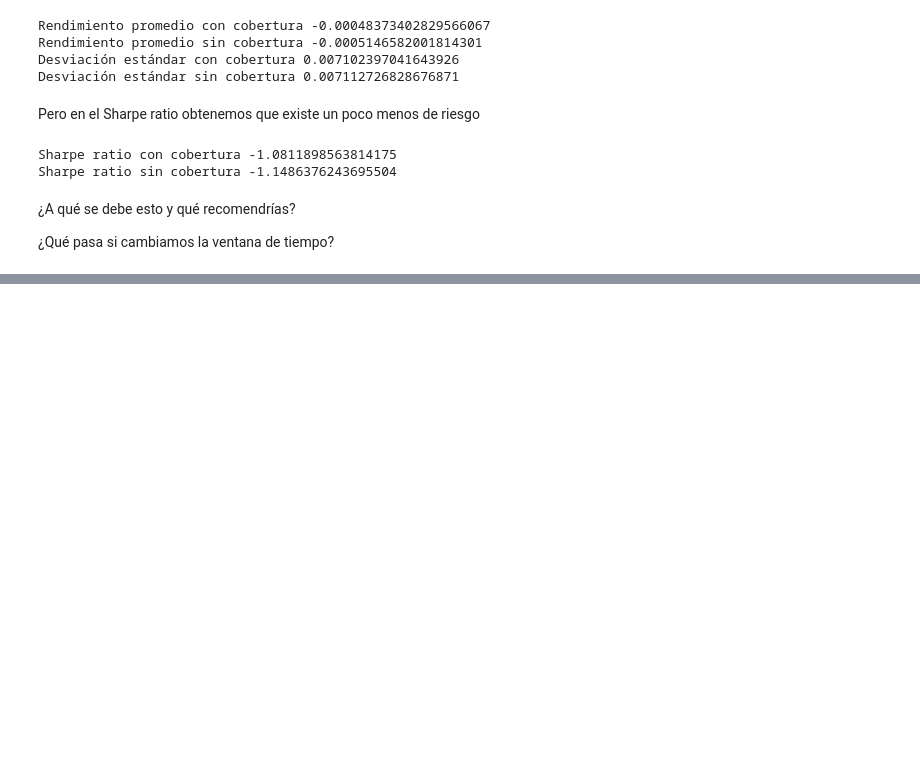
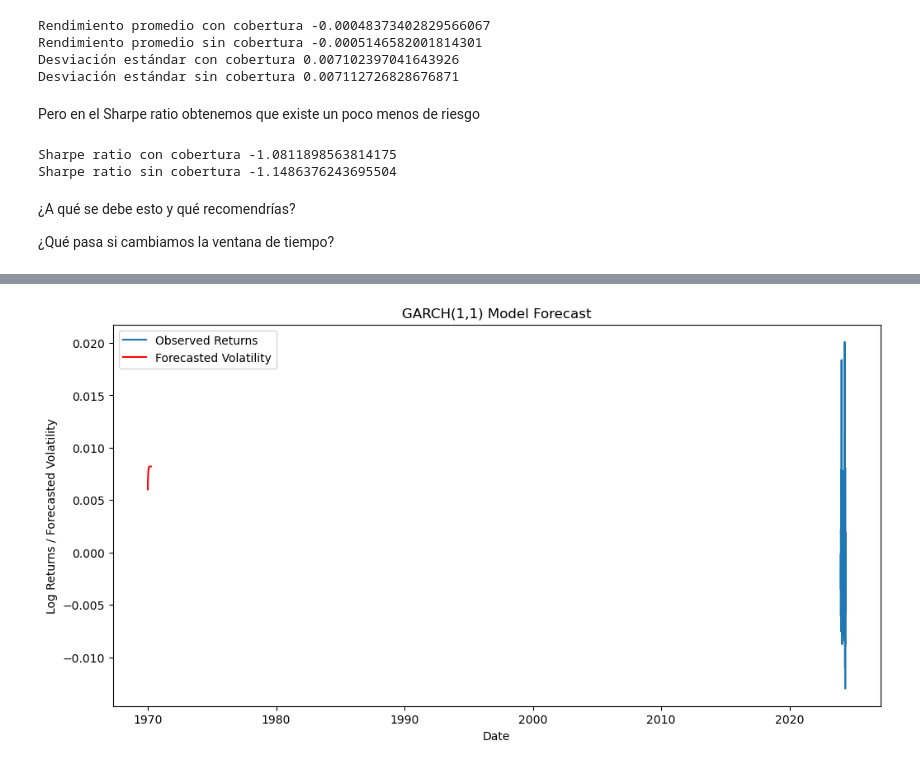
Before and after one commit to ivandeluna/ejercicios-clase, a Jupyter notebook: afi_ss2024.ipynb, the cells around one changed output, grey strips where cells are left out. Drawn from its saved outputs; the diff is of its cells as text; code cells hidden in the pictures; blank space fills up the shorter version.

```diff
--- a/afi_ss2024.ipynb
+++ b/afi_ss2024.ipynb
@@ -1091,0 +1232,17 @@ Sharpe ratio sin cobertura -1.1486376243695504
+# %%
+# Generate forecasts
+forecasts = garch_fit.forecast(horizon=90)
+variance_forecast = forecasts.variance[-1:].T
+variance_forecast = np.sqrt(variance_forecast)  # Convert to standard deviation
+
+# Plot the forecasts
+plt.figure(figsize=(12, 6))
+plt.plot(data.index[-100:], returns[-100:], label='Observed Returns')
+plt.plot(range(len(data.index[-1:]), len(data.index[-1:]) + len(variance_forecast)), variance_forecast, color='red', label='Forecasted Volatility')
+plt.title('GARCH(1,1) Model Forecast')
+plt.xlabel('Date')
+plt.ylabel('Log Returns / Forecasted Volatility')
+plt.legend()
+plt.show()
+# %% [output]
+[figure, added]
```
Also changed, not shown: parts of 7 cells of this notebook.
